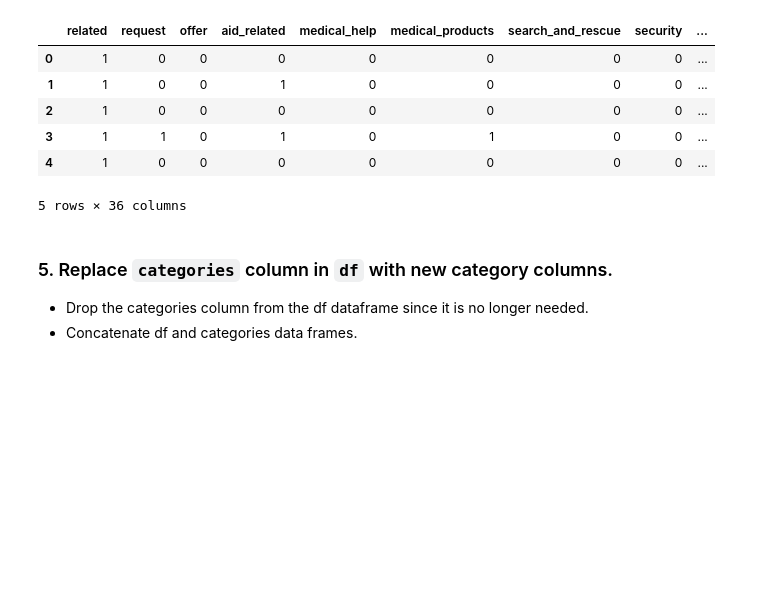
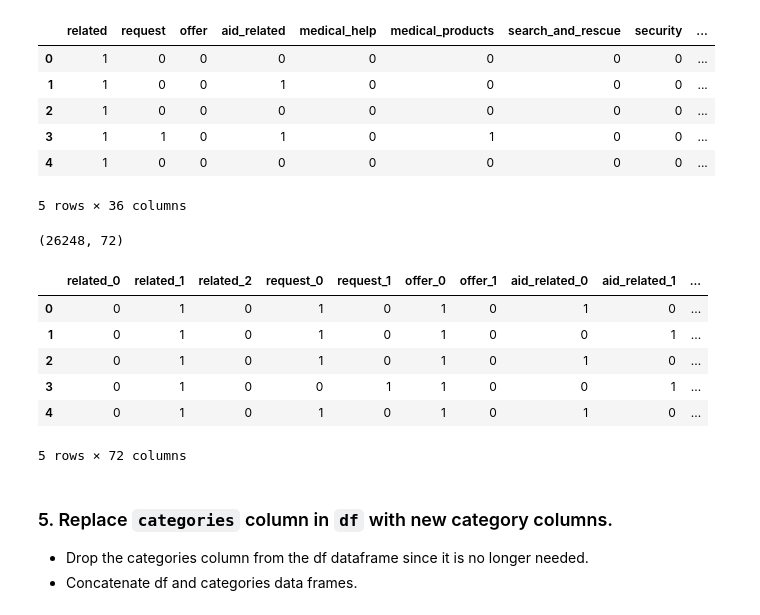
Before and after one commit to yuhuang3/machine-learning, a Jupyter notebook: Udacity/project2/ETL_Pipeline_Preparation.ipynb, the cells around one changed output. Drawn from its saved outputs; the diff is of its cells as text; code cells hidden in the pictures; blank space fills up the shorter version.

```diff
--- a/Udacity/project2/ETL_Pipeline_Preparation.ipynb
+++ b/Udacity/project2/ETL_Pipeline_Preparation.ipynb
@@ -126,3 +133,17 @@ categories.head()
+# %%
+categories.shape
+# %% [output]
+(26248, 72)
+# %%
+categories.head()
+# %% [output]
+|  | related_0 | related_1 | related_2 | request_0 | request_1 | offer_0 | offer_1 | aid_related_0 | aid_related_1 | ... |
+| 0 | 0 | 1 | 0 | 1 | 0 | 1 | 0 | 1 | 0 | ... |
+| 1 | 0 | 1 | 0 | 1 | 0 | 1 | 0 | 0 | 1 | ... |
+| 2 | 0 | 1 | 0 | 1 | 0 | 1 | 0 | 1 | 0 | ... |
+| 3 | 0 | 1 | 0 | 0 | 1 | 1 | 0 | 0 | 1 | ... |
+| 4 | 0 | 1 | 0 | 1 | 0 | 1 | 0 | 1 | 0 | ... |
+5 rows × 72 columns
 # %% [markdown]
 ### 5. Replace `categories` column in `df` with new category columns.
 - Drop the categories column from the df dataframe since it is no longer needed.
```
Also changed, not shown: parts of 5 cells of this notebook, 1 other file.
